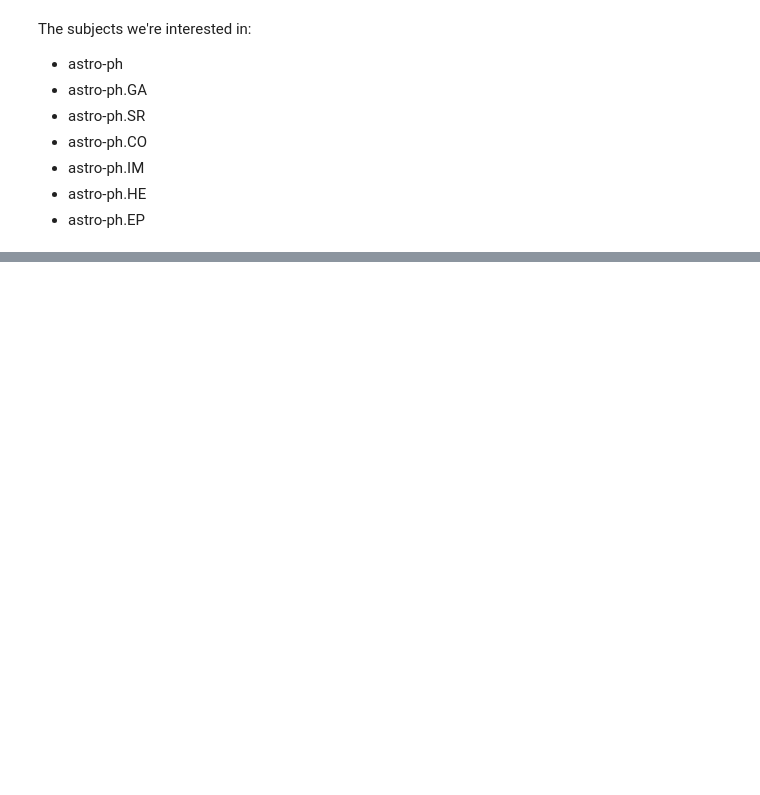
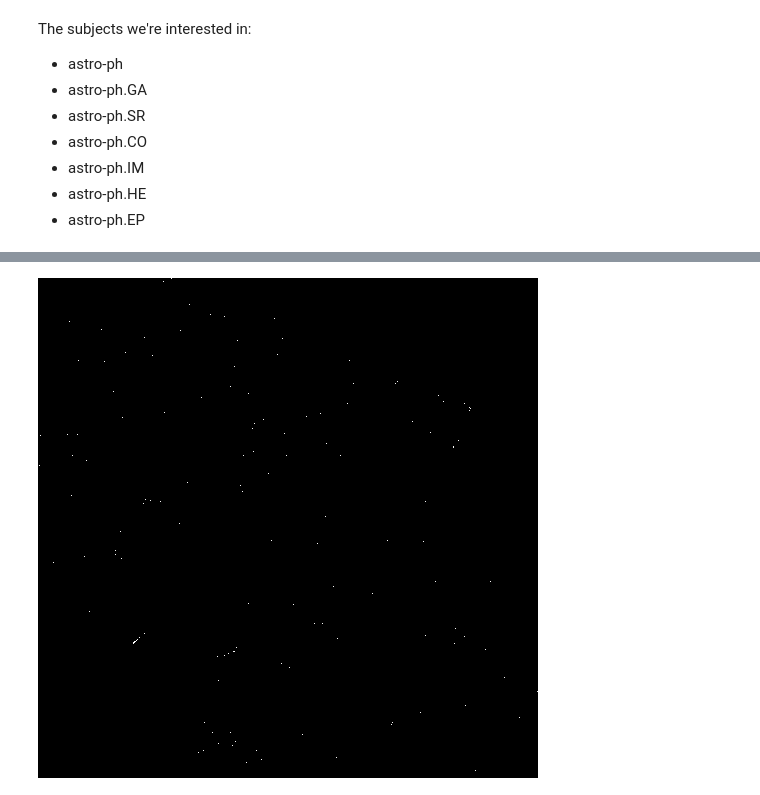
Before and after one commit to brienna/arxiv, a Jupyter notebook: doc2vec.ipynb, the cells around one changed output, grey strips where cells are left out. Saved outputs shown, nothing was run; the diff lists cells and outputs as text; code cells hidden in the pictures; blank space fills up the shorter version.

```diff
--- a/doc2vec.ipynb
+++ b/doc2vec.ipynb
@@ -280,0 +443,4 @@ keyplot(color_palette('Set1',9),names=['astro-ph',
+# %%
+export(tf.shade(agg, cmap = cm(Greys9), how='eq_hist'),'tempfile')
+# %% [output]
+[figure, added]
```
Also changed, not shown: parts of 22 cells of this notebook.
